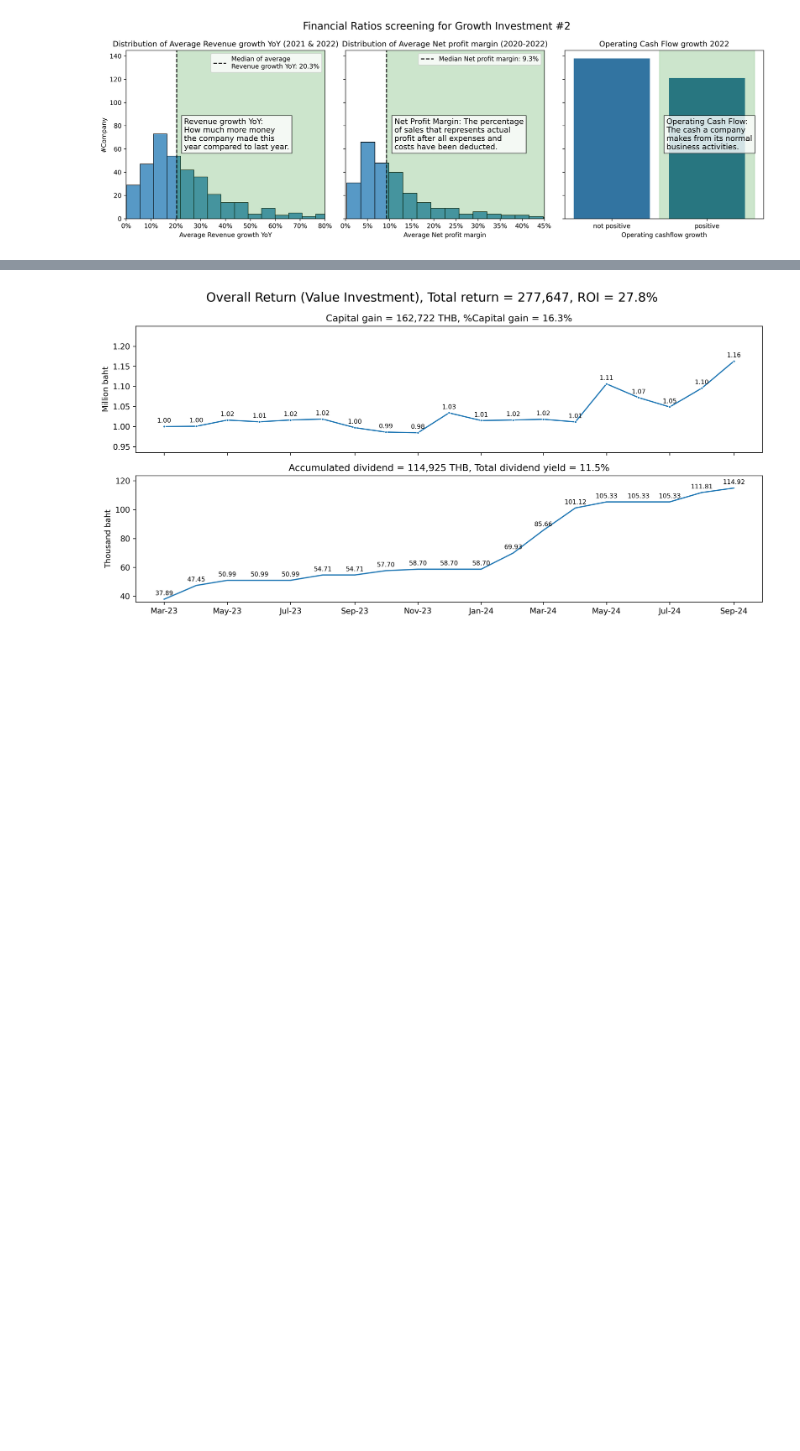
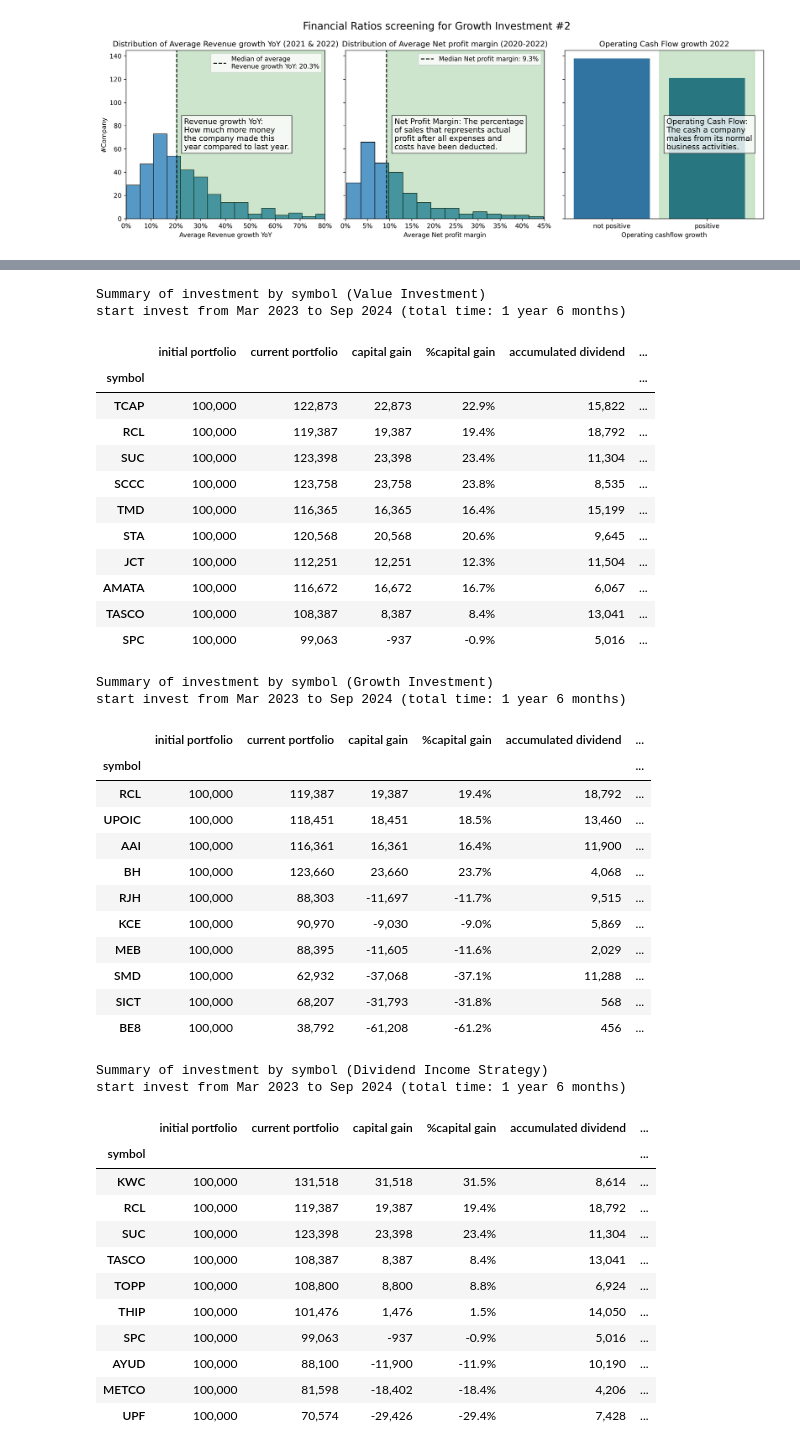
Before and after one commit to suparuek2405/Stock-screening-with-python, a Jupyter notebook: Group_assignment_Tacocat_set_yfinance.ipynb, the cells around one changed output, grey strips where cells are left out. Cells and saved outputs as stored; diff of their text form; code cells hidden in the pictures; blank space fills up the shorter version.

```diff
--- a/Group_assignment_Tacocat_set_yfinance.ipynb
+++ b/Group_assignment_Tacocat_set_yfinance.ipynb
@@ -915,6 +807,47 @@ def display_summary(list_of_stock, name, money = 1000000):
 # %%
-plot_roi(champ, 'Value Investment')
-# plot_roi(nat, 'Growth Investment')
-# plot_roi(eix, 'Dividend Income Strategy')
+display_summary(list_of_stock=champ, name="Value Investment", money = 1000000)
+display_summary(list_of_stock=nat, name="Growth Investment", money = 1000000)
+display_summary(list_of_stock=eix, name="Dividend Income Strategy", money = 1000000)
 # %% [output]
-[figure, removed]
+Summary of investment by symbol (Value Investment)
+start invest from Mar 2023 to Sep 2024 (total time: 1 year 6 months)
+|  | initial portfolio | current portfolio | capital gain | %capital gain | accumulated dividend | ... |
+| symbol |  |  |  |  |  | ... |
+| TCAP | 100,000 | 122,873 | 22,873 | 22.9% | 15,822 | ... |
+| RCL | 100,000 | 119,387 | 19,387 | 19.4% | 18,792 | ... |
+| SUC | 100,000 | 123,398 | 23,398 | 23.4% | 11,304 | ... |
+| SCCC | 100,000 | 123,758 | 23,758 | 23.8% | 8,535 | ... |
+| TMD | 100,000 | 116,365 | 16,365 | 16.4% | 15,199 | ... |
+| STA | 100,000 | 120,568 | 20,568 | 20.6% | 9,645 | ... |
+| JCT | 100,000 | 112,251 | 12,251 | 12.3% | 11,504 | ... |
+| AMATA | 100,000 | 116,672 | 16,672 | 16.7% | 6,067 | ... |
+| TASCO | 100,000 | 108,387 | 8,387 | 8.4% | 13,041 | ... |
+| SPC | 100,000 | 99,063 | -937 | -0.9% | 5,016 | ... |
+Summary of investment by symbol (Growth Investment)
+start invest from Mar 2023 to Sep 2024 (total time: 1 year 6 months)
+|  | initial portfolio | current portfolio | capital gain | %capital gain | accumulated dividend | ... |
+| symbol |  |  |  |  |  | ... |
+| RCL | 100,000 | 119,387 | 19,387 | 19.4% | 18,792 | ... |
+| UPOIC | 100,000 | 118,451 | 18,451 | 18.5% | 13,460 | ... |
+| AAI | 100,000 | 116,361 | 16,361 | 16.4% | 11,900 | ... |
+| BH | 100,000 | 123,660 | 23,660 | 23.7% | 4,068 | ... |
+| RJH | 100,000 | 88,303 | -11,697 | -11.7% | 9,515 | ... |
+| KCE | 100,000 | 90,970 | -9,030 | -9.0% | 5,869 | ... |
+| MEB | 100,000 | 88,395 | -11,605 | -11.6% | 2,029 | ... |
+| SMD | 100,000 | 62,932 | -37,068 | -37.1% | 11,288 | ... |
+| SICT | 100,000 | 68,207 | -31,793 | -31.8% | 568 | ... |
+| BE8 | 100,000 | 38,792 | -61,208 | -61.2% | 456 | ... |
+Summary of investment by symbol (Dividend Income Strategy)
+start invest from Mar 2023 to Sep 2024 (total time: 1 year 6 months)
+|  | initial portfolio | current portfolio | capital gain | %capital gain | accumulated dividend | ... |
+| symbol |  |  |  |  |  | ... |
+| KWC | 100,000 | 131,518 | 31,518 | 31.5% | 8,614 | ... |
+| RCL | 100,000 | 119,387 | 19,387 | 19.4% | 18,792 | ... |
+| SUC | 100,000 | 123,398 | 23,398 | 23.4% | 11,304 | ... |
+| TASCO | 100,000 | 108,387 | 8,387 | 8.4% | 13,041 | ... |
+| TOPP | 100,000 | 108,800 | 8,800 | 8.8% | 6,924 | ... |
+| THIP | 100,000 | 101,476 | 1,476 | 1.5% | 14,050 | ... |
+| SPC | 100,000 | 99,063 | -937 | -0.9% | 5,016 | ... |
+| AYUD | 100,000 | 88,100 | -11,900 | -11.9% | 10,190 | ... |
+| METCO | 100,000 | 81,598 | -18,402 | -18.4% | 4,206 | ... |
+| UPF | 100,000 | 70,574 | -29,426 | -29.4% | 7,428 | ... |
```
Also changed, not shown: parts of 18 cells of this notebook.
